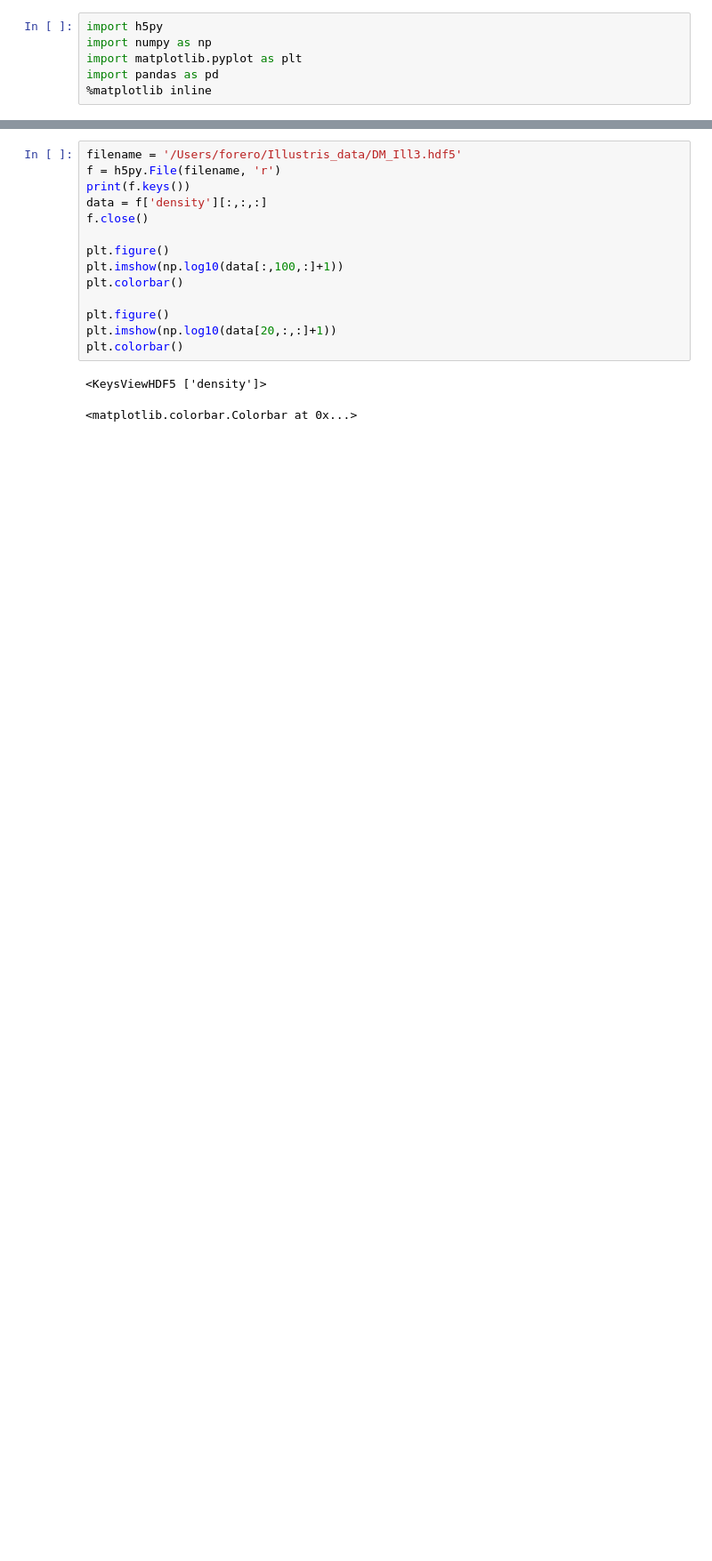
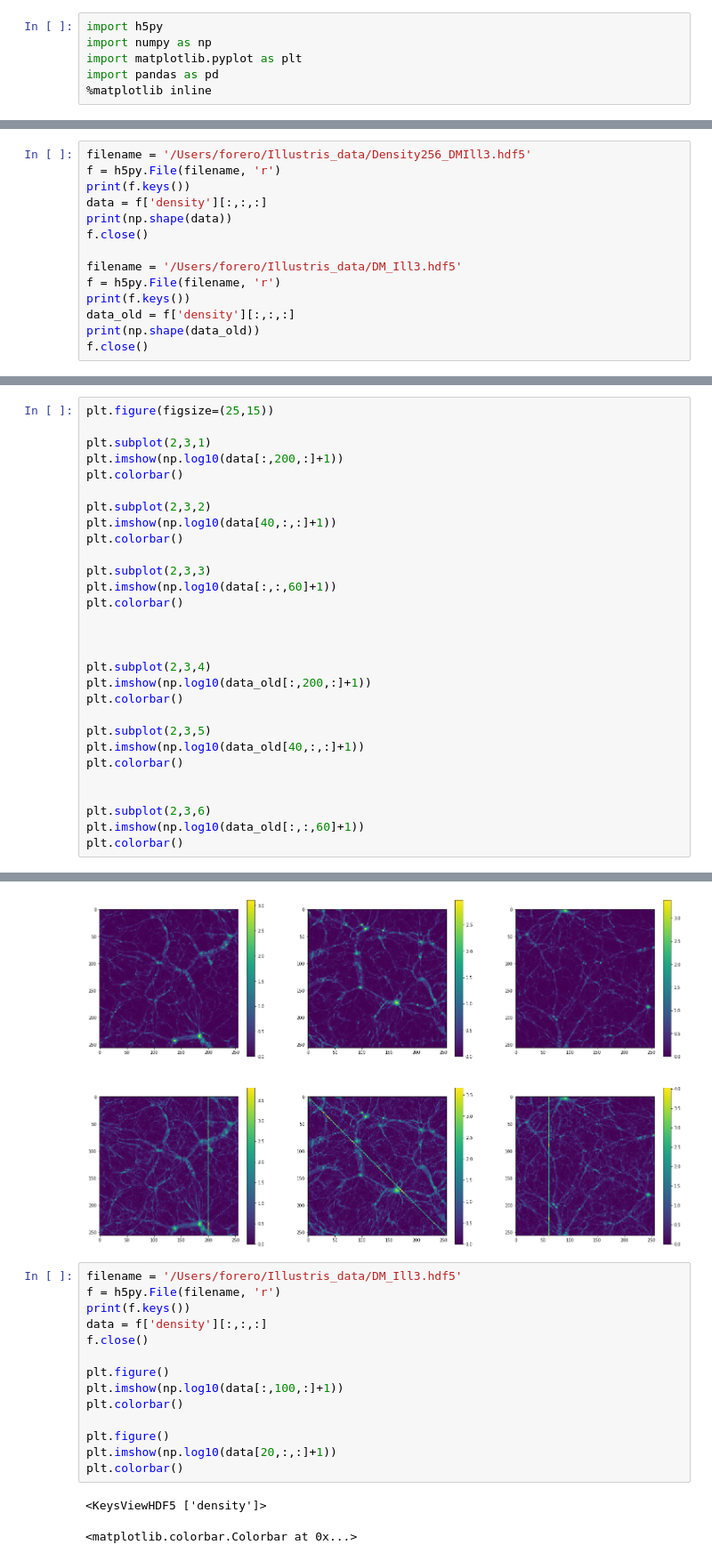
Before and after one commit to forero/IllustrisWeb, a Jupyter notebook: explore.ipynb, the cells around one changed output, grey strips where cells are left out. Shown at 89% size. Drawn from its saved outputs; the diff is of its cells as text; blank space fills up the shorter version.

```diff
--- a/explore.ipynb
+++ b/explore.ipynb
@@ -25,0 +7,14 @@ plt.colorbar()
+# %%
+filename = '/Users/forero/Illustris_data/Density256_DMIll3.hdf5'
+f = h5py.File(filename, 'r')
+print(f.keys())
+data = f['density'][:,:,:]
+print(np.shape(data))
+f.close()
+
+filename = '/Users/forero/Illustris_data/DM_Ill3.hdf5'
+f = h5py.File(filename, 'r')
+print(f.keys())
+data_old = f['density'][:,:,:]
+print(np.shape(data_old))
+f.close()
@@ -25,0 +26,30 @@ plt.colorbar()
+# %%
+plt.figure(figsize=(25,15))
+
+plt.subplot(2,3,1)
+plt.imshow(np.log10(data[:,200,:]+1))
+plt.colorbar()
+
+plt.subplot(2,3,2)
+plt.imshow(np.log10(data[40,:,:]+1))
+plt.colorbar()
+
+plt.subplot(2,3,3)
+plt.imshow(np.log10(data[:,:,60]+1))
+plt.colorbar()
+
+
+
+plt.subplot(2,3,4)
+plt.imshow(np.log10(data_old[:,200,:]+1))
+plt.colorbar()
+
+plt.subplot(2,3,5)
+plt.imshow(np.log10(data_old[40,:,:]+1))
+plt.colorbar()
+
+
+plt.subplot(2,3,6)
+plt.imshow(np.log10(data_old[:,:,60]+1))
+plt.colorbar()
+# %% [output]
@@ -26,3 +57,4 @@ plt.colorbar()
+[figure, added]
 # %%
 filename = '/Users/forero/Illustris_data/DM_Ill3.hdf5'
 f = h5py.File(filename, 'r')
```
Also changed, not shown: parts of 3 cells of this notebook.
